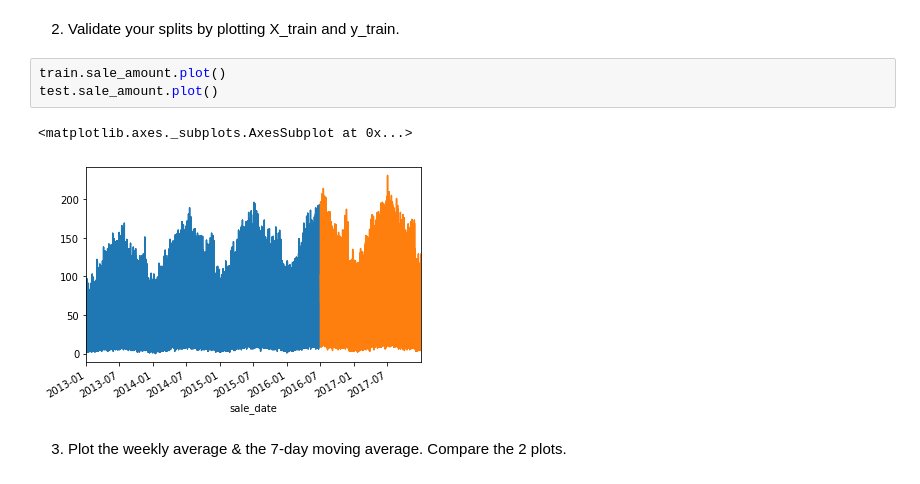
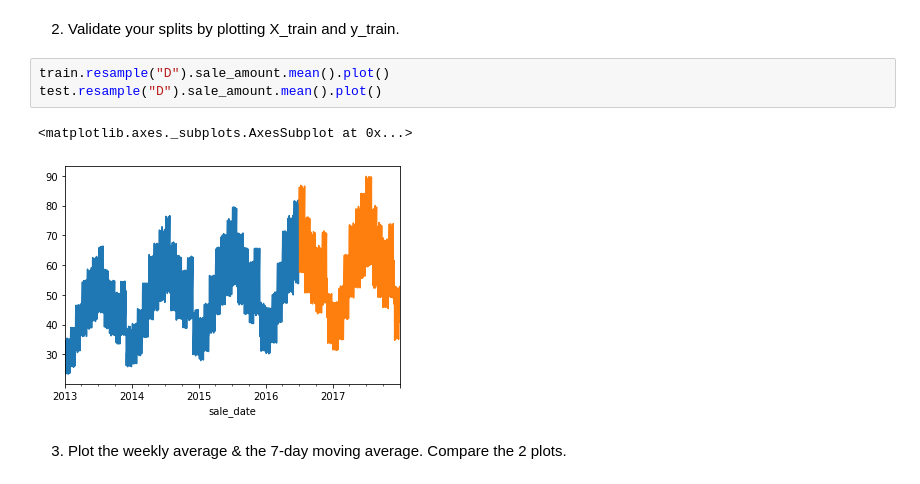
Before and after one commit to jivemachine/ds-methodologies-exercises, a Jupyter notebook: time_series/explore.ipynb, the cells around one changed output. Drawn from its saved outputs; the diff is of its cells as text.

```diff
--- a/time_series/explore.ipynb
+++ b/time_series/explore.ipynb
@@ -47,11 +47,11 @@ test = df[test_start_index:] # everything from the test_start_index to the end
 # %% [markdown]
 2. Validate your splits by plotting X_train and y_train.
 # %%
-train.sale_amount.plot()
-test.sale_amount.plot()
+train.resample("D").sale_amount.mean().plot()
+test.resample("D").sale_amount.mean().plot()
 # %% [output]
 <matplotlib.axes._subplots.AxesSubplot at 0x...>
-[figure, old version]
+[figure, new version]
 # %% [markdown]
 3. Plot the weekly average & the 7-day moving average. Compare the 2 plots.
 # %%
```
Also changed, not shown: parts of 2 cells of this notebook.
